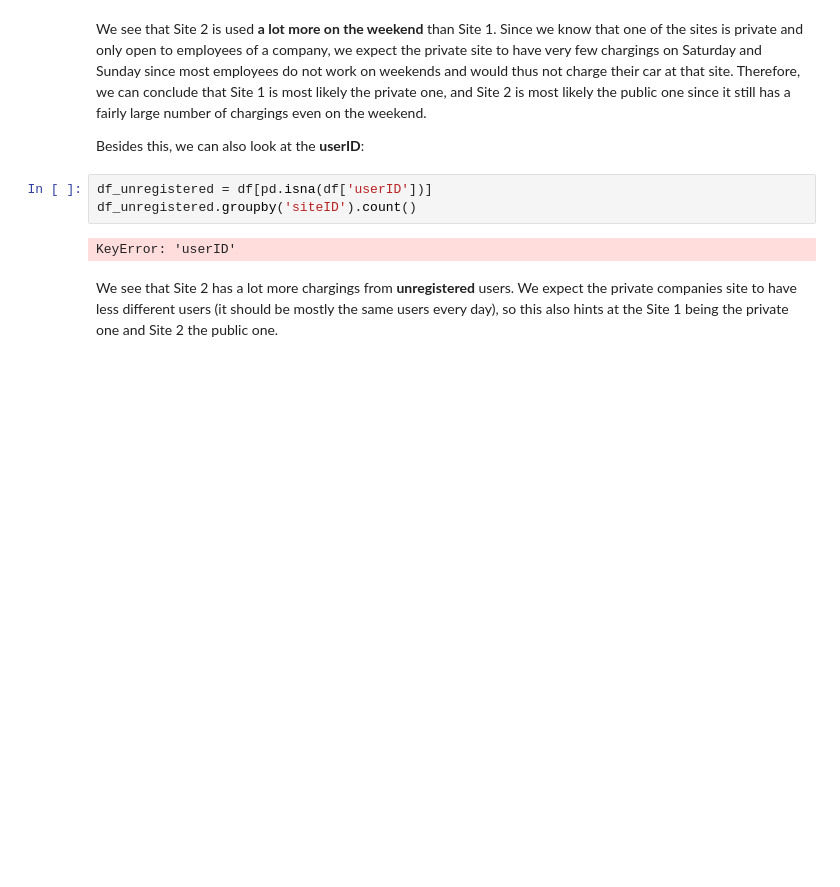
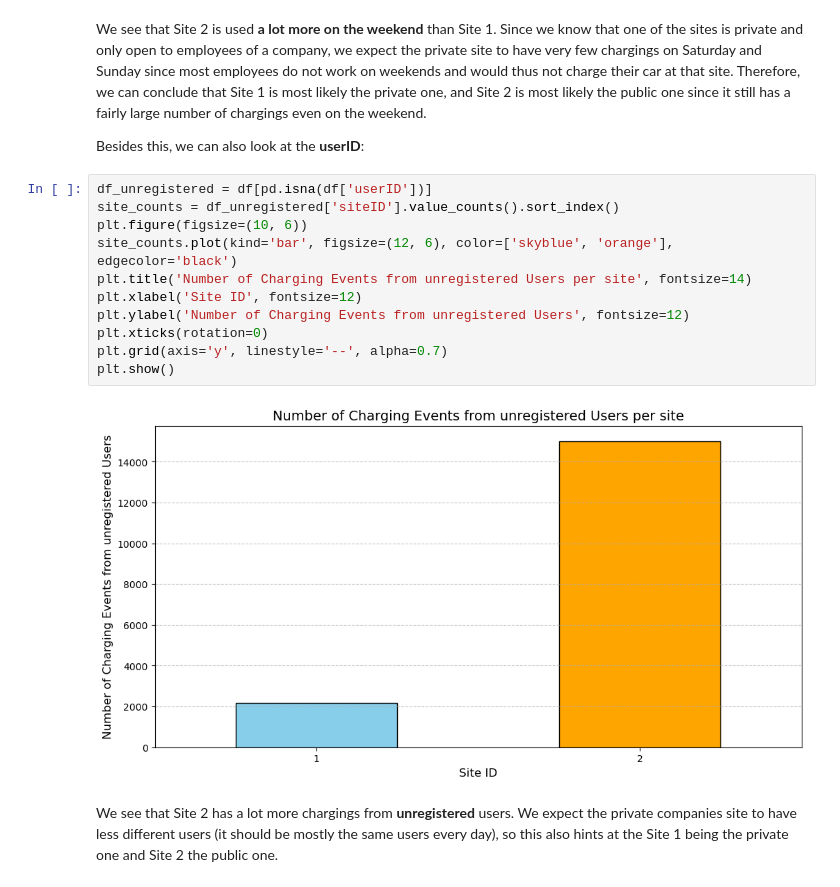
Before and after one commit to asimxa/Data-Diggers-Project-Repo, a Jupyter notebook: 02_descriptive_analytics.ipynb, the cells around one changed output. Saved outputs shown, nothing was run; the diff lists cells and outputs as text; blank space fills up the shorter version.

```diff
--- a/02_descriptive_analytics.ipynb
+++ b/02_descriptive_analytics.ipynb
@@ -289,10 +285,18 @@ plt.show()
 We see that Site 2 is used **a lot more on the weekend** than Site 1. Since we know that one of the sites is private and only open to employees of a company, we expect the private site to have very few chargings on Saturday and Sunday since most employees do not work on weekends and would thus not charge their car at that site. Therefore, we can conclude that Site 1 is most likely the private one, and Site 2 is most likely the public one since it still has a fairly large number of chargings even on the weekend.
 
 Besides this, we can also look at the **userID**:
-# %%
-df_unregistered = df[pd.isna(df['userID'])]
-df_unregistered.groupby('siteID').count()
-# %% [output]
-KeyError: 'userID'
+# %%
+df_unregistered = df[pd.isna(df['userID'])]
+site_counts = df_unregistered['siteID'].value_counts().sort_index()
+plt.figure(figsize=(10, 6))
+site_counts.plot(kind='bar', figsize=(12, 6), color=['skyblue', 'orange'], edgecolor='black')
+plt.title('Number of Charging Events from unregistered Users per site', fontsize=14)
+plt.xlabel('Site ID', fontsize=12)
+plt.ylabel('Number of Charging Events from unregistered Users', fontsize=12)
+plt.xticks(rotation=0)
+plt.grid(axis='y', linestyle='--', alpha=0.7)
+plt.show()
+# %% [output]
+[figure, added]
 # %% [markdown]
 We see that Site 2 has a lot more chargings from **unregistered** users. We expect the private companies site to have less different users (it should be mostly the same users every day), so this also hints at the Site 1 being the private one and Site 2 the public one.
```
Also changed, not shown: parts of 8 cells of this notebook, 5 other files.
